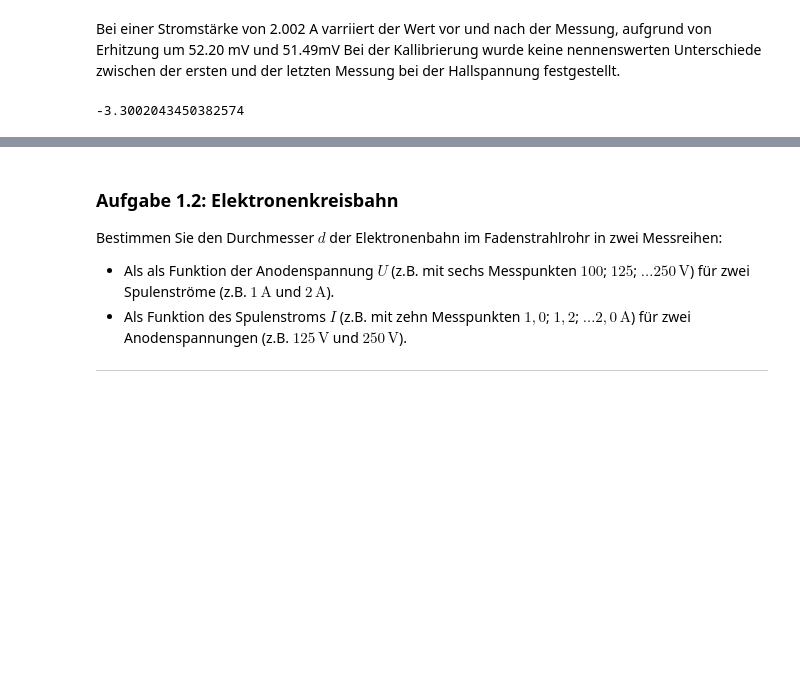
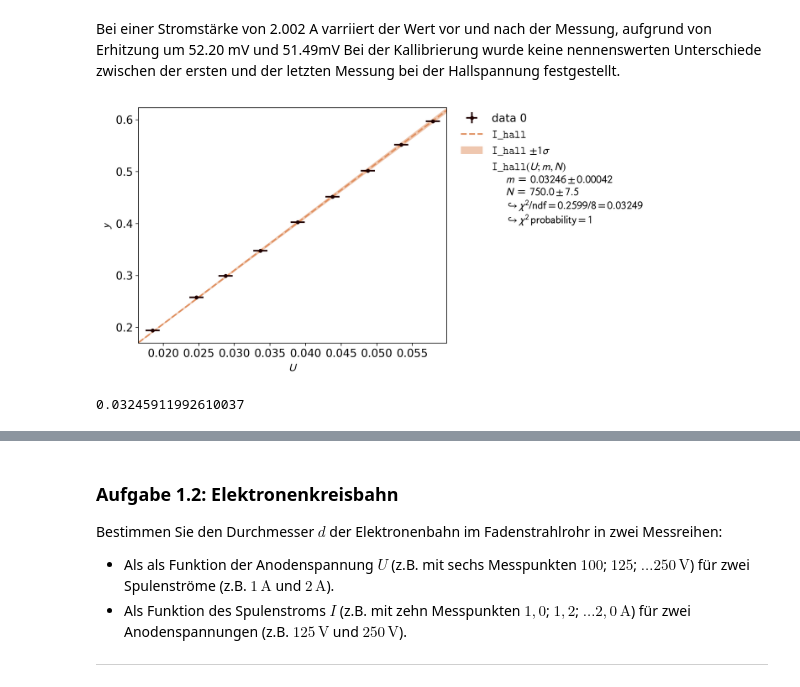
Before and after one commit to martin8ner/P1, a Jupyter notebook: Spezifische_Ladung_des_Elektrons/Mo01_Spezifische_Ladung_des_Elektrons.ipynb, the cells around one changed output, grey strips where cells are left out. Drawn from its saved outputs; the diff is of its cells as text; code cells hidden in the pictures; blank space fills up the shorter version.

```diff
--- a/Spezifische_Ladung_des_Elektrons/Mo01_Spezifische_Ladung_des_Elektrons.ipynb
+++ b/Spezifische_Ladung_des_Elektrons/Mo01_Spezifische_Ladung_des_Elektrons.ipynb
@@ -120,24 +120,26 @@ Bei der Kallibrierung wurde keine nennenswerten Unterschiede zwischen der ersten
 # %%
 def I_hall(U, m, N):
     l = 0.3
-    return m * U * mu * N / l
-I_error = 0.05 # relative
-U_error = 0.01 # relative
+    return m * U / (mu * N) * l
+I_error = 0.001
+U_error = 0.001
 N_error = 0.01 # relative
-fit = kafe2.XYFit(xy_data=[U_cal, I_cal], model_function=I_hall)
-fit.add_error(axis='y', err_val=I_error, relative=True)
-fit.add_error(axis='x', err_val=U_error, relative=True)
+fit = kafe2.XYFit(xy_data=[-U_cal * 10**(-3), I_cal], model_function=I_hall)
+fit.add_error(axis='y', err_val=I_error)
+fit.add_error(axis='x', err_val=U_error)
 
 fit.add_parameter_constraint(name='N',   value=750,   uncertainty=N_error, relative=True)
 
 fit.do_fit()
 plot = kafe2.Plot(fit)
+plot.plot()
 plot.show()
 
 par_vals = fit.parameter_values
 par_err = fit.parameter_errors
 m = par_vals[0]
 m_err = par_err[0]
 print(m)
 # %% [output]
+[figure, added]
--3.3002043450382574
+0.03245911992610037
```
Also changed, not shown: parts of 9 cells of this notebook, 11 other files.
